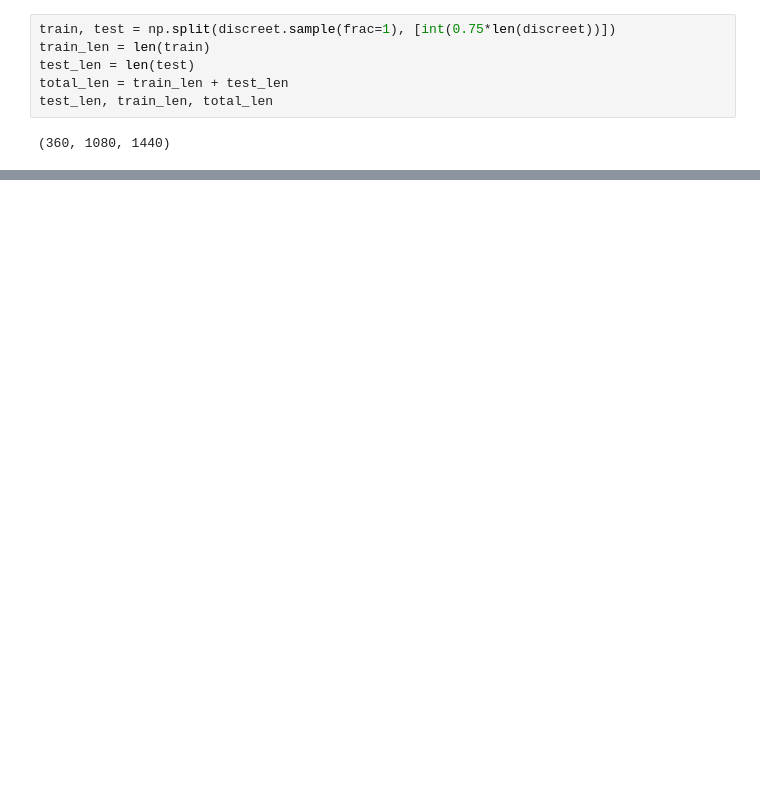
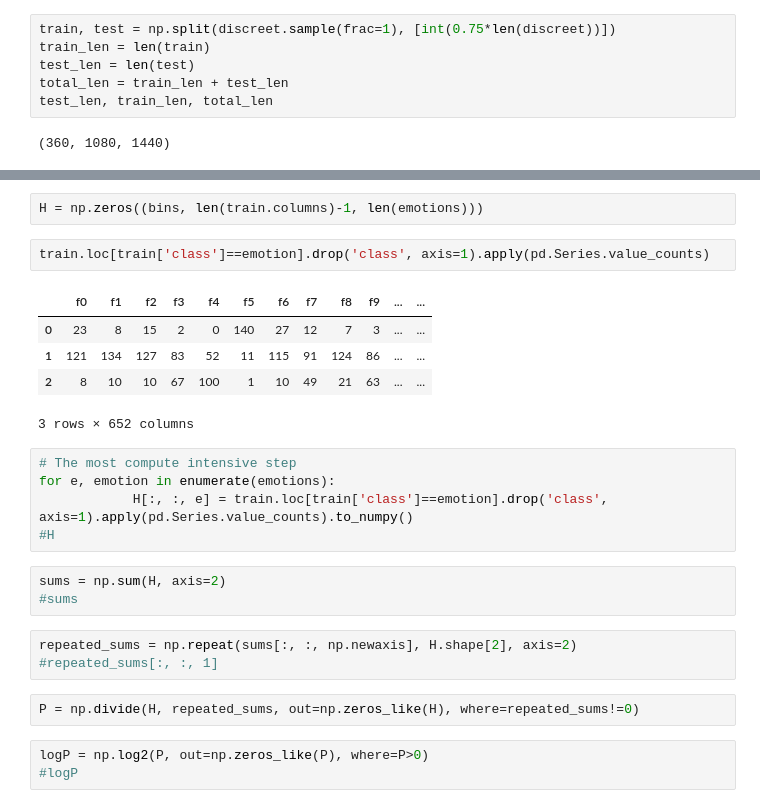
Before and after one commit to greenfish8090/Emotion-Recognition, a Jupyter notebook: Ant Miner.ipynb, the cells around one changed output, grey strips where cells are left out. Cells and saved outputs as stored; diff of their text form; blank space fills up the shorter version.

```diff
--- a/Ant Miner.ipynb
+++ b/Ant Miner.ipynb
@@ -82,0 +64,26 @@ H = -np.sum(np.multiply(P, logP), axis=2)
+# %%
+H = np.zeros((bins, len(train.columns)-1, len(emotions)))
+# %%
+train.loc[train['class']==emotion].drop('class', axis=1).apply(pd.Series.value_counts)
+# %% [output]
+|  | f0 | f1 | f2 | f3 | f4 | f5 | f6 | f7 | f8 | f9 | ... | ... |
+| 0 | 23 | 8 | 15 | 2 | 0 | 140 | 27 | 12 | 7 | 3 | ... | ... |
+| 1 | 121 | 134 | 127 | 83 | 52 | 11 | 115 | 91 | 124 | 86 | ... | ... |
+| 2 | 8 | 10 | 10 | 67 | 100 | 1 | 10 | 49 | 21 | 63 | ... | ... |
+3 rows × 652 columns
+# %%
+# The most compute intensive step
+for e, emotion in enumerate(emotions):
+            H[:, :, e] = train.loc[train['class']==emotion].drop('class', axis=1).apply(pd.Series.value_counts).to_numpy()
+#H
+# %%
+sums = np.sum(H, axis=2)
+#sums
+# %%
+repeated_sums = np.repeat(sums[:, :, np.newaxis], H.shape[2], axis=2)
+#repeated_sums[:, :, 1]
+# %%
+P = np.divide(H, repeated_sums, out=np.zeros_like(H), where=repeated_sums!=0)
+# %%
+logP = np.log2(P, out=np.zeros_like(P), where=P>0)
+#logP
```
Also changed, not shown: parts of 29 cells of this notebook.
